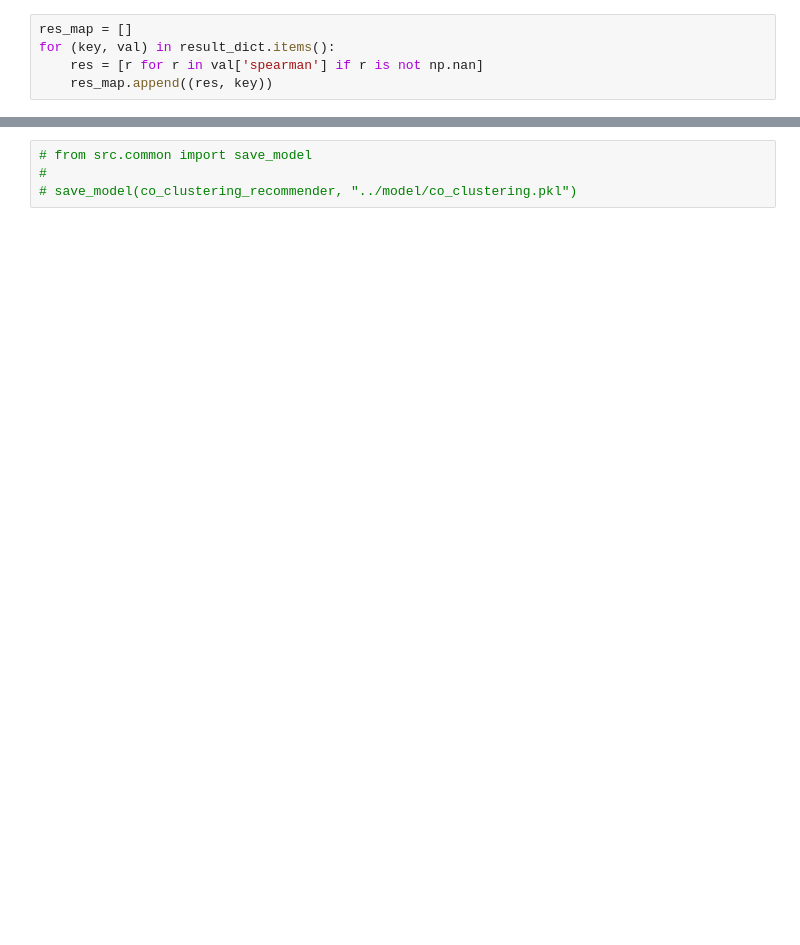
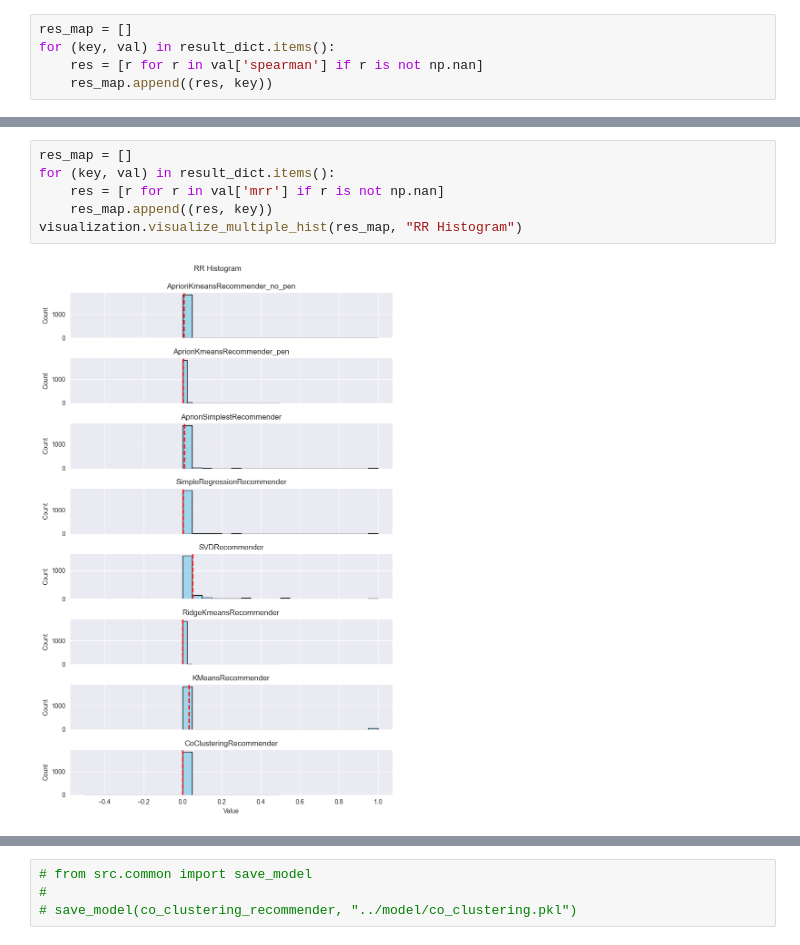
Before and after one commit to Fazill2/data-mining-project, a Jupyter notebook: notebooks/test_analysis.ipynb, the cells around one changed output, grey strips where cells are left out. Drawn from its saved outputs; the diff is of its cells as text; blank space fills up the shorter version.

```diff
--- a/notebooks/test_analysis.ipynb
+++ b/notebooks/test_analysis.ipynb
@@ -104,0 +108,8 @@ CoClusteringRecommender 0.3526969746970996
+# %%
+res_map = []
+for (key, val) in result_dict.items():
+    res = [r for r in val['mrr'] if r is not np.nan]
+    res_map.append((res, key))
+visualization.visualize_multiple_hist(res_map, "RR Histogram")
+# %% [output]
+[figure, added]
```
Also changed, not shown: parts of 4 cells of this notebook, 3 other files.
